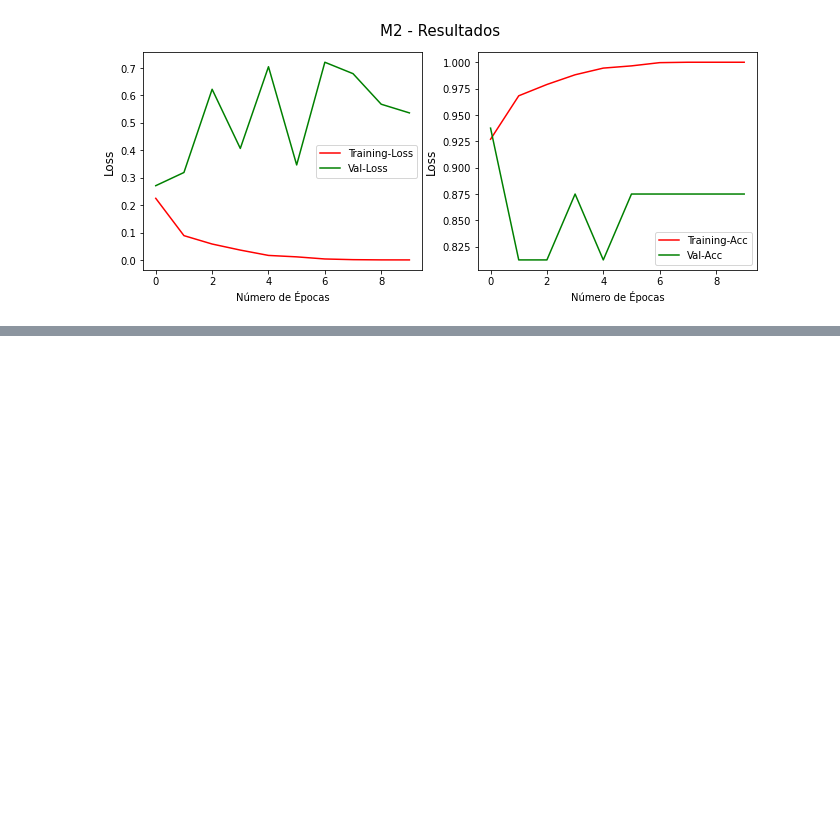
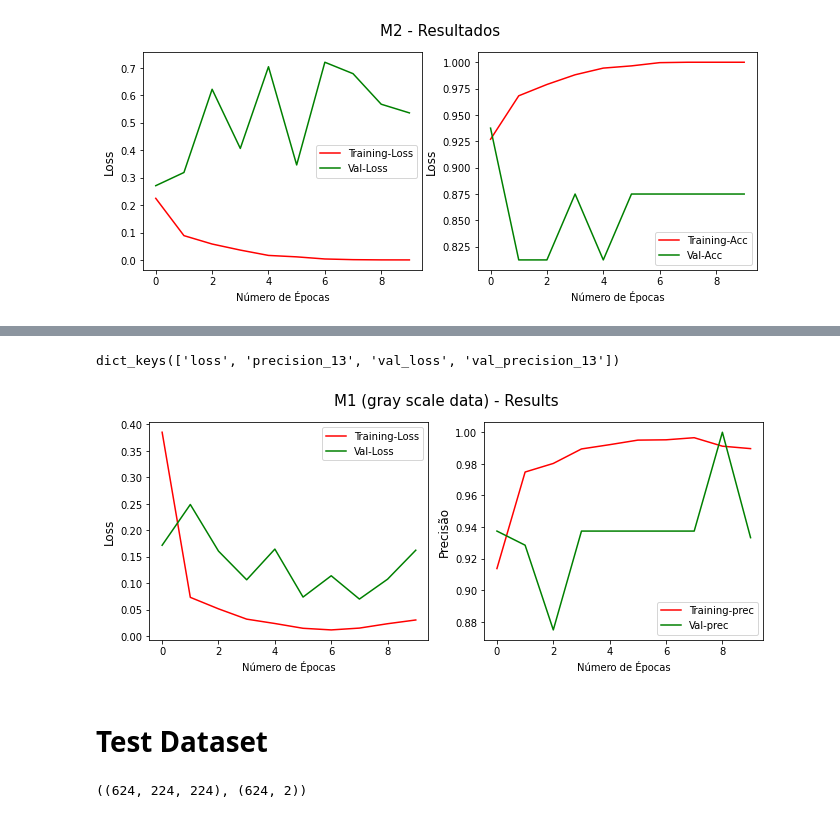
Before and after one commit to mazzacolussi/final_project_mc886, a Jupyter notebook: final_project.ipynb, the cells around one changed output, grey strips where cells are left out. Drawn from its saved outputs; the diff is of its cells as text; code cells hidden in the pictures; blank space fills up the shorter version.

```diff
--- a/final_project.ipynb
+++ b/final_project.ipynb
@@ -414,0 +739,18 @@ history_plot(hist_m2, 'M2 - Resultados')
+# %%
+m1_rgb = tf.keras.models.Sequential()
+
+m1_rgb.add(Conv2D(filters = 32, kernel_size = 3, activation = 'relu', input_shape=(224,224, 3)))
+m1_rgb.add(Input(shape=(64, 64, 3)))
+m1_rgb.add(MaxPooling2D(pool_size = 2, strides = 2))
+m1_rgb.add(Flatten())
+m1_rgb.add(Dense(units = 128, activation = 'relu'))
+m1_rgb.add(Dense(units = 2, activation = 'sigmoid'))
+
+m1_rgb.compile(optimizer = 'adam', loss = 'binary_crossentropy', metrics = Precision())
+
+hist_m1_rgb = m1_rgb.fit(
+    train_data_gen_rgb,
+    epochs = 10,
+    steps_per_epoch = nb_train_steps,
+    validation_data = (x_val, y_val)
+)
@@ -414,0 +778,25 @@ history_plot(hist_m2, 'M2 - Resultados')
+# %%
+hist_m1_rgb.history.keys()
+# %% [output]
+dict_keys(['loss', 'precision_13', 'val_loss', 'val_precision_13'])
+# %%
+plt.figure(figsize=(11,4))
+plt.subplot(1, 2, 1)
+plt.suptitle("M1 (gray scale data) - Results", fontsize=15)
+plt.xlabel("Número de Épocas")
+plt.ylabel('Loss', fontsize=12)
+plt.plot(hist_m1_rgb.history['loss'], color='r', label = 'Training-Loss')
+plt.plot(hist_m1_rgb.history['val_loss'], color='g', label = 'Val-Loss')
+plt.legend(loc='best')
+
+plt.subplot(1, 2, 2)
+plt.xlabel("Número de Épocas")
+plt.ylabel('Precisão', fontsize=12)
+plt.plot(hist_m1_rgb.history['precision_13'], color='r', label='Training-prec')
+plt.plot(hist_m1_rgb.history['val_precision_13'], color='g', label='Val-prec')
+plt.legend(loc='best')
+plt.show()
+# %% [output]
+[figure, added]
+# %% [markdown]
+# Test Dataset
@@ -414,0 +835,4 @@ history_plot(hist_m2, 'M2 - Resultados')
+# %%
+x_test.shape, y_test.shape
+# %% [output]
+((624, 224, 224), (624, 2))
```
Also changed, not shown: parts of 35 cells of this notebook.
